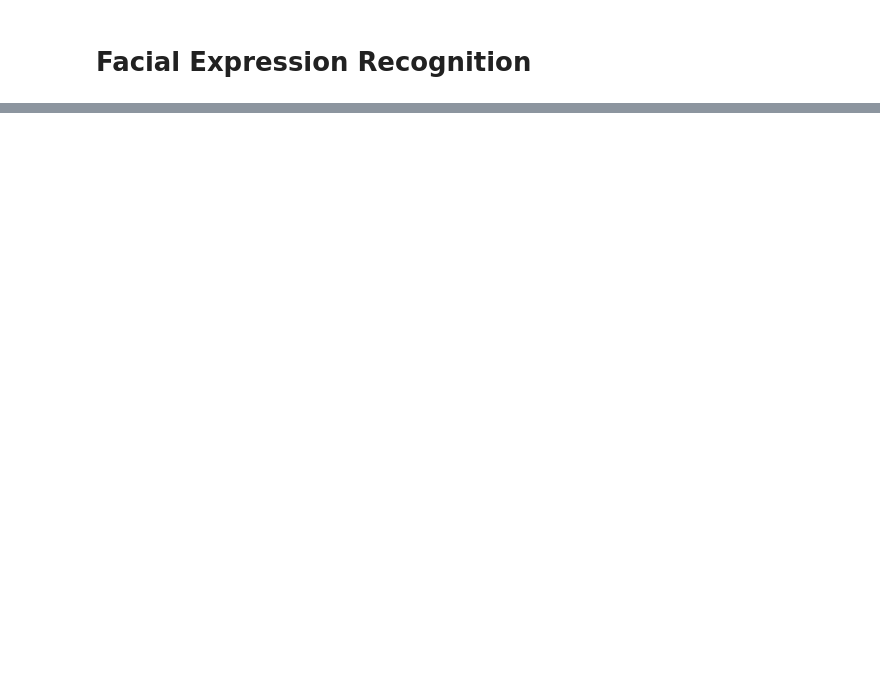
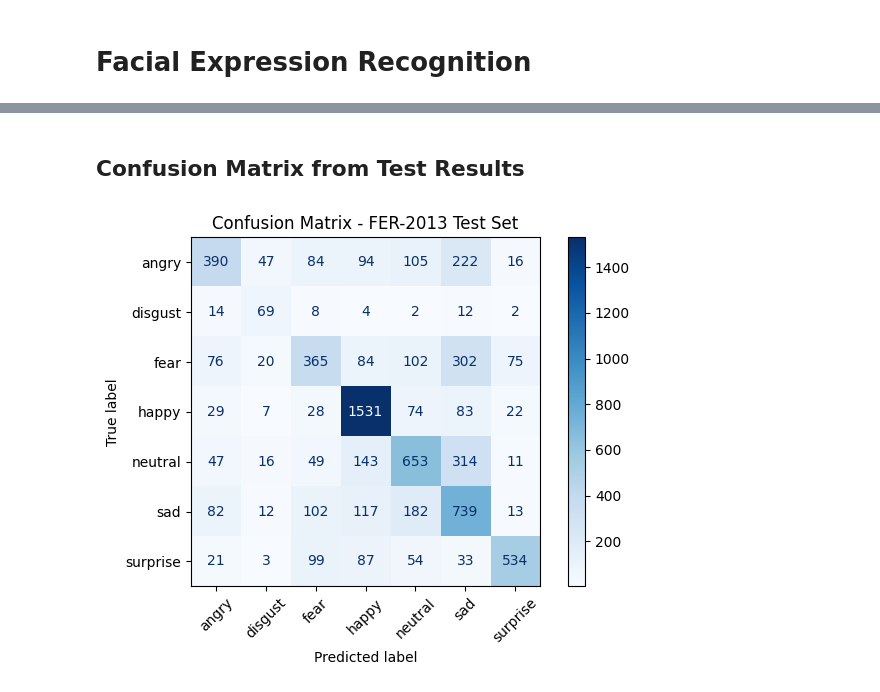
Before and after one commit to alex-escobar-h/Facial-Expression-Recognition-Model, a Jupyter notebook: facial_expression_recognition.ipynb, the cells around one changed output, grey strips where cells are left out. Drawn from its saved outputs; the diff is of its cells as text; code cells hidden in the pictures; blank space fills up the shorter version.

```diff
--- a/facial_expression_recognition.ipynb
+++ b/facial_expression_recognition.ipynb
@@ -24 +24,8 @@ replace test/angry/PrivateTest_10131363.jpg? [y]es, [n]o, [A]ll, [N]one, [r]enam
+# %%
+img_size = 48
+batch_size = 64
+validation_split = 0.2
+
+train_dir = "/content/train"
+test_dir = "/content/test"
 # %% [markdown]
@@ -216,0 +153,4 @@ Validation loss decreased (1.258382 --> 1.213931).  Saving model ...
+# %%
+device = torch.device("cuda" if torch.cuda.is_available() else "cpu")
+model = CNN().to(device)
+print(model)
@@ -271,0 +353,15 @@ Test Accuracy (Overall): 54% (3909/7178)
+# %% [markdown]
+## Confusion Matrix from Test Results
+# %%
+from sklearn.metrics import confusion_matrix, ConfusionMatrixDisplay
+import matplotlib.pyplot as plt
+
+cm = confusion_matrix(all_labels, all_preds)
+
+disp = ConfusionMatrixDisplay(confusion_matrix=cm, display_labels=classes)
+disp.plot(xticks_rotation=45, cmap='Blues')
+plt.title("Confusion Matrix - FER-2013 Test Set")
+plt.tight_layout()
+plt.show()
+# %% [output]
+[figure, added]
```
Also changed, not shown: parts of 29 cells of this notebook.
